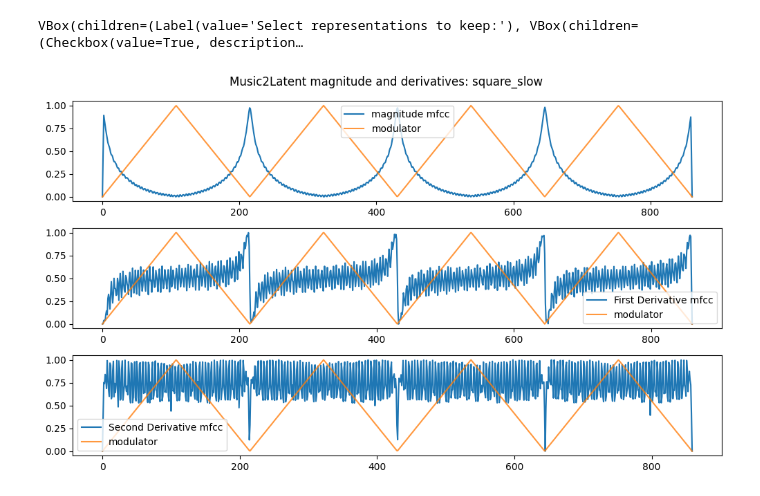
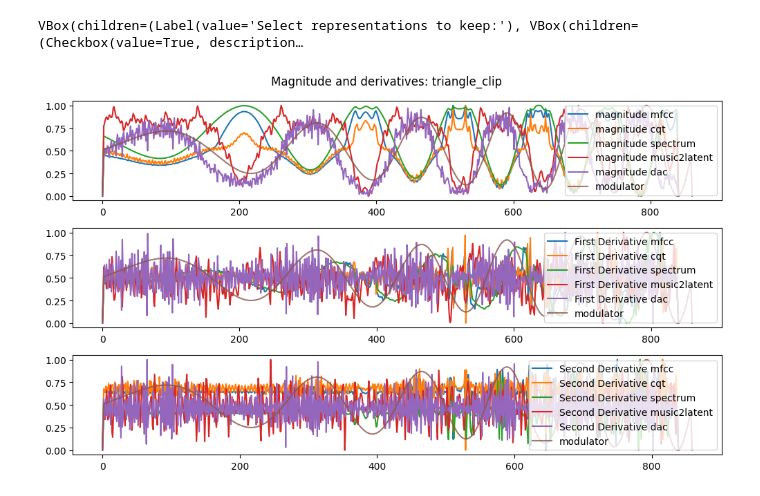
Before and after one commit to inspektral/sonic-trajectories, a Jupyter notebook: onset-benchmark.ipynb, the cells around one changed output. Saved outputs shown, nothing was run; the diff lists cells and outputs as text; code cells hidden in the pictures.

```diff
--- a/onset-benchmark.ipynb
+++ b/onset-benchmark.ipynb
@@ -54,7 +54,7 @@ Available tests:
 12: reverb_saw
 # %%
 SAMPLE_RATE = 44100
-CURRENT_TEST = 0
+CURRENT_TEST = 6
 SMALL = False
 # %%
 test = tests[list(tests.keys())[CURRENT_TEST]]
@@ -134,18 +134,18 @@ VBox(children=(Label(value='Select representations to keep:'), VBox(children=(Ch
 # %%
 magnitude, d_magnitude, dd_magnitude = utils.calculate_metric(filtered_repr, np.linalg.norm, {"axis": 0})
 
 
 utils.plot_with_derivatives(
     magnitude,
     d_magnitude,
     dd_magnitude,
     modulator,
     label="magnitude",
-    title="Music2Latent magnitude and derivatives: "+test_name,
+    title="Magnitude and derivatives: "+test_name,
     small=SMALL
 )
 # %% [output]
-[figure, old version]
+[figure, new version]
 # %%
 distances, d_distances, dd_distances = utils.calculate_metric(filtered_repr, utils.distances)
 
```
Also changed, not shown: parts of 9 cells of this notebook, 3 other files.
